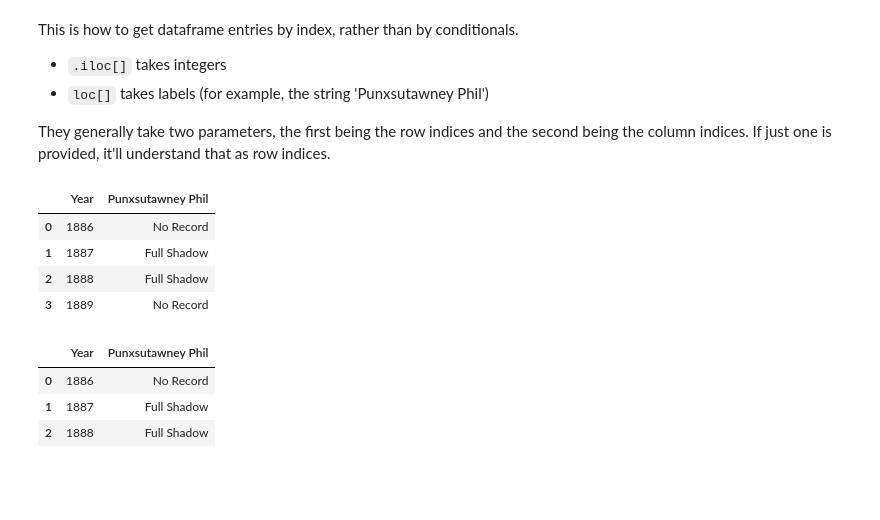
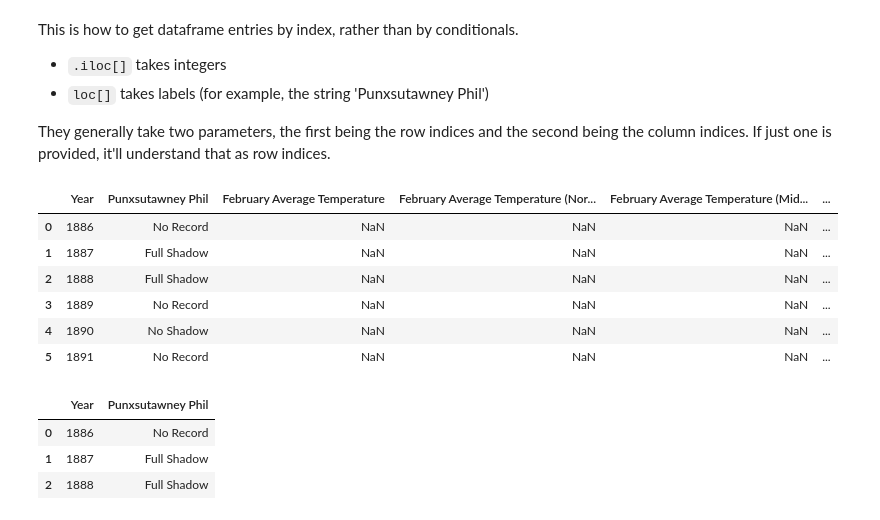
Before and after one commit to p-ai-org/ML-Workshops, a Jupyter notebook: session2/Session2.ipynb, the cells around one changed output. Saved outputs shown, nothing was run; the diff lists cells and outputs as text; code cells hidden in the pictures; blank space fills up the shorter version.

```diff
--- a/session2/Session2.ipynb
+++ b/session2/Session2.ipynb
@@ -195,11 +216,13 @@ This is how to get dataframe entries by index, rather than by conditionals.
 
 They generally take two parameters, the first being the row indices and the second being the column indices. If just one is provided, it'll understand that as row indices.
 # %%
-df.loc[:3, ['Year', 'Punxsutawney Phil']]    # like list slicing, the :3 means get the subdataframe from row 0 to 3.
+df.loc[:5]    # like list slicing, the :3 means get the subdataframe from row 0 to 3.
 # %% [output]
-|  | Year | Punxsutawney Phil |
-| 0 | 1886 | No Record |
-| 1 | 1887 | Full Shadow |
-| 2 | 1888 | Full Shadow |
-| 3 | 1889 | No Record |
+|  | Year | Punxsutawney Phil | February Average Temperature | February Average Temperature (Nor... | February Average Temperature (Mid... | ... |
+| 0 | 1886 | No Record | NaN | NaN | NaN | ... |
+| 1 | 1887 | Full Shadow | NaN | NaN | NaN | ... |
+| 2 | 1888 | Full Shadow | NaN | NaN | NaN | ... |
+| 3 | 1889 | No Record | NaN | NaN | NaN | ... |
+| 4 | 1890 | No Shadow | NaN | NaN | NaN | ... |
+| 5 | 1891 | No Record | NaN | NaN | NaN | ... |
 # %%
```
Also changed, not shown: parts of 43 cells of this notebook, 3 other files.
